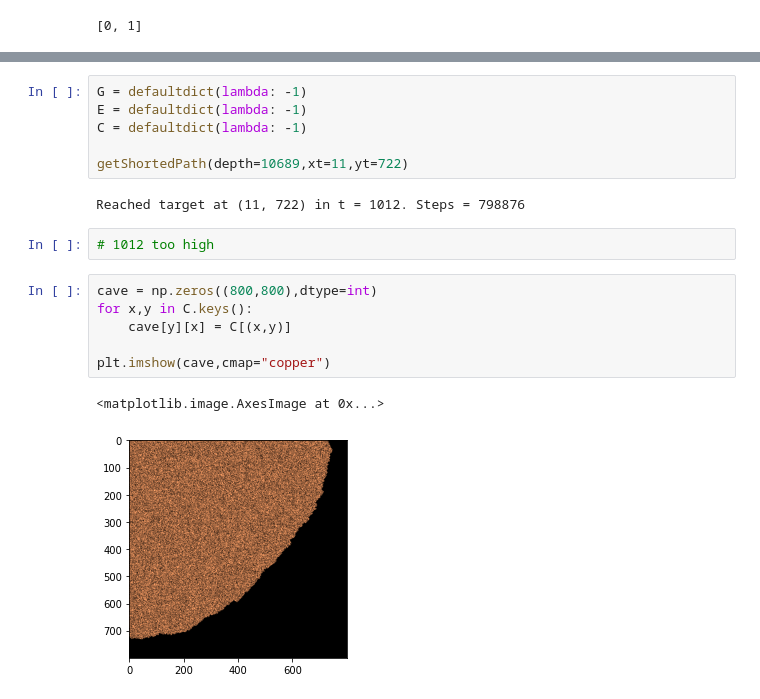
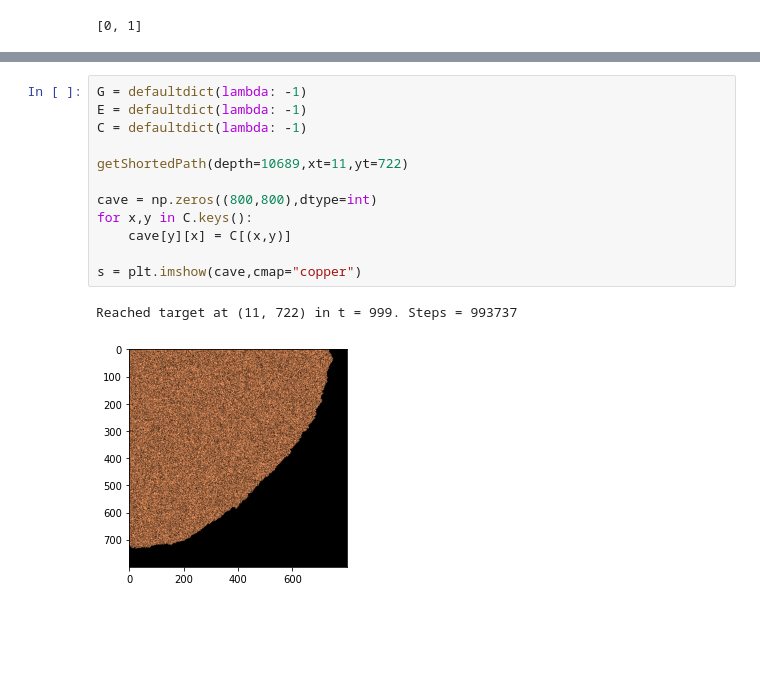
Before and after one commit to marcodelmastro/AdventOfCode2018, a Jupyter notebook: Day 22.ipynb, the cells around one changed output, grey strips where cells are left out. Saved outputs shown, nothing was run; the diff lists cells and outputs as text; blank space fills up the shorter version.

```diff
--- a/Day 22.ipynb
+++ b/Day 22.ipynb
@@ -236,19 +243,15 @@ Reached target at (10, 10) in t = 45. Steps = 495
 # %%
 G = defaultdict(lambda: -1)
 E = defaultdict(lambda: -1)
 C = defaultdict(lambda: -1)
 
 getShortedPath(depth=10689,xt=11,yt=722)
+
+cave = np.zeros((800,800),dtype=int)
+for x,y in C.keys():
+    cave[y][x] = C[(x,y)]
+
+s = plt.imshow(cave,cmap="copper")
 # %% [output]
-Reached target at (11, 722) in t = 1012. Steps = 798876
+Reached target at (11, 722) in t = 999. Steps = 993737
+[figure, added]
-# %%
-# 1012 too high
-# %%
-cave = np.zeros((800,800),dtype=int)
-for x,y in C.keys():
-    cave[y][x] = C[(x,y)]
-
-plt.imshow(cave,cmap="copper")
-# %% [output]
-<matplotlib.image.AxesImage at 0x...>
-[figure, removed]
```
Also changed, not shown: parts of 2 cells of this notebook.
